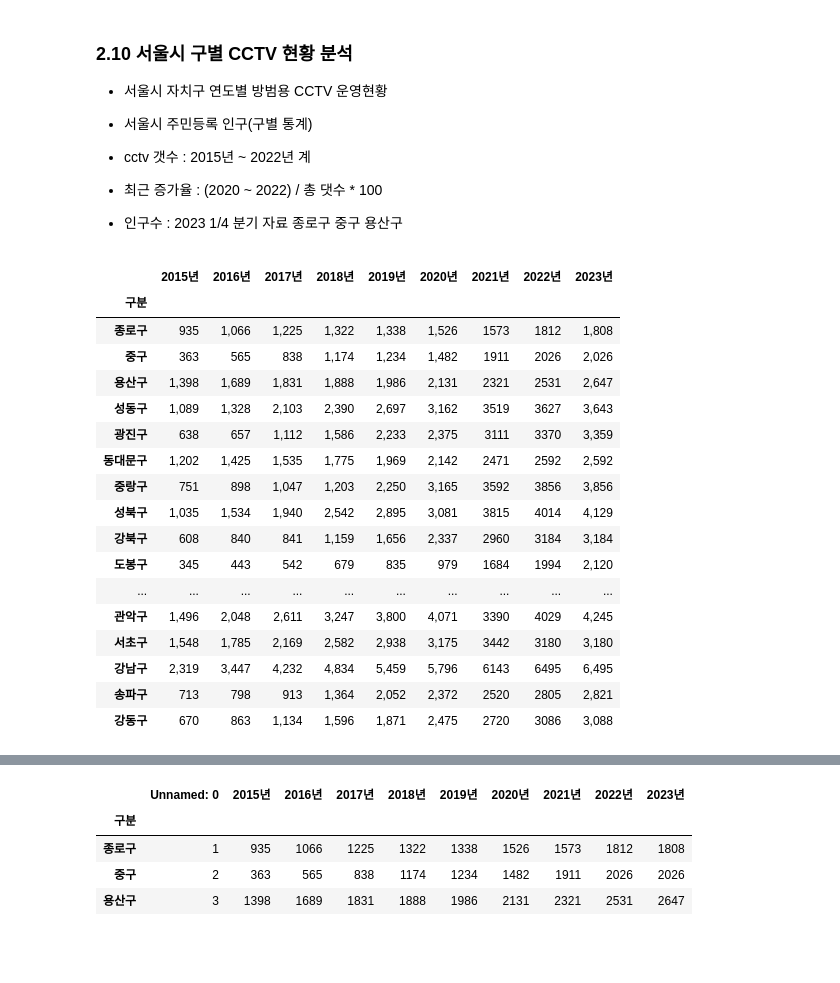
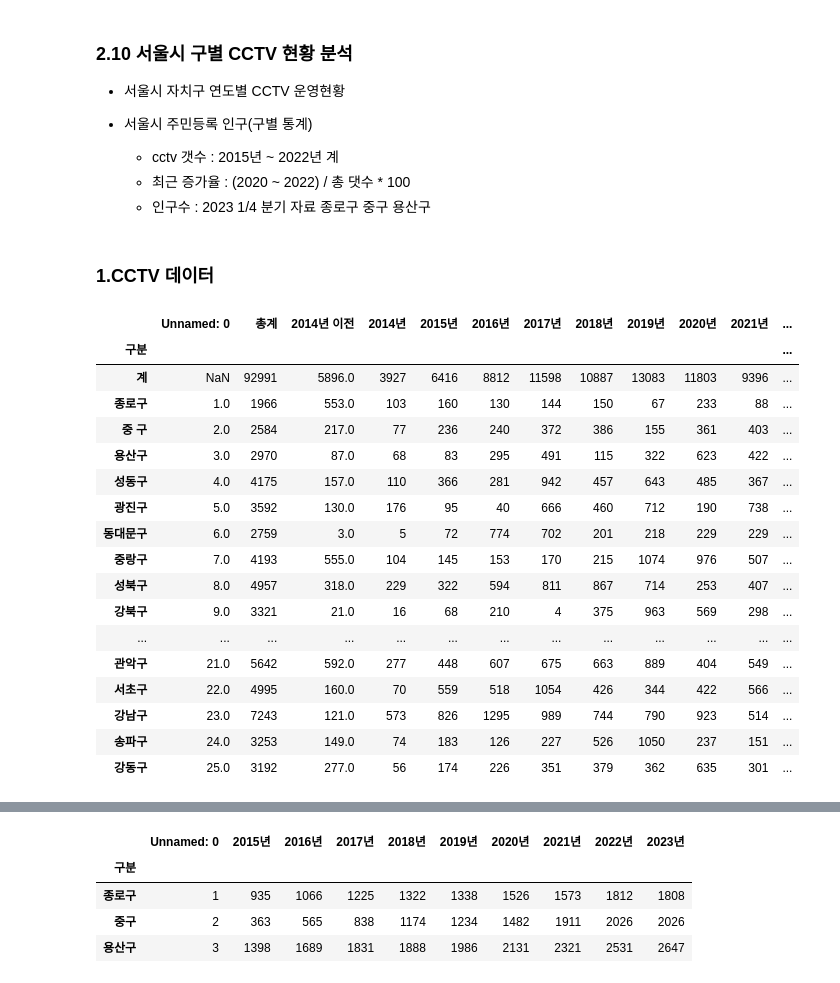
Before and after one commit to bong9C/DataAnalysis-2023.09, a Jupyter notebook: 02.Pandas/10.서울시 CCTV.ipynb, the cells around one changed output, grey strips where cells are left out. Cells and saved outputs as stored; diff of their text form; code cells hidden in the pictures; blank space fills up the shorter version.

Commit message:
2023.09.14 Data 프레임,시각화

```diff
--- a/02.Pandas/서울시_구별주민.ipynb
+++ b/02.Pandas/10.서울시 CCTV.ipynb
@@ -1,35 +1,37 @@
 # %% [markdown]
 ### 2.10 서울시 구별 CCTV 현황 분석
-- 서울시 자치구 연도별 방범용 CCTV 운영현황
+- 서울시 자치구 연도별 CCTV 운영현황
 - 서울시 주민등록 인구(구별 통계)
 
-- cctv 갯수 : 2015년 ~ 2022년 계
-- 최근 증가율 : (2020 ~ 2022) / 총 댓수 * 100
-- 인구수 : 2023 1/4 분기 자료
-종로구 중구 용산구
+    - cctv 갯수 : 2015년 ~ 2022년 계
+    - 최근 증가율 : (2020 ~ 2022) / 총 댓수 * 100
+    - 인구수 : 2023 1/4 분기 자료
+       종로구 중구 용산구
+# %% [markdown]
+### 1.CCTV 데이터
 # %%
 import numpy as np
 import pandas as pd
 # %%
-cctv = pd.read_csv('data/서울시 자치구 연도별 방범용 CCTV 운영 현황_230630기준.csv',encoding='EUC-KR', index_col='구분')
-del cctv['Unnamed: 0']
+cctv = pd.read_csv('data/서울시 자치구 년도별 CCTV 설치 현황_230630기준.csv',encoding='EUC-KR', index_col='구분',thousands=',')
+
 cctv
 # %% [output]
-|  | 2015년 | 2016년 | 2017년 | 2018년 | 2019년 | 2020년 | 2021년 | 2022년 | 2023년 |
-| 구분 |  |  |  |  |  |  |  |  |  |
-| 종로구 | 935 | 1,066 | 1,225 | 1,322 | 1,338 | 1,526 | 1573 | 1812 | 1,808 |
-| 중구 | 363 | 565 | 838 | 1,174 | 1,234 | 1,482 | 1911 | 2026 | 2,026 |
-| 용산구 | 1,398 | 1,689 | 1,831 | 1,888 | 1,986 | 2,131 | 2321 | 2531 | 2,647 |
-| 성동구 | 1,089 | 1,328 | 2,103 | 2,390 | 2,697 | 3,162 | 3519 | 3627 | 3,643 |
-| 광진구 | 638 | 657 | 1,112 | 1,586 | 2,233 | 2,375 | 3111 | 3370 | 3,359 |
-| 동대문구 | 1,202 | 1,425 | 1,535 | 1,775 | 1,969 | 2,142 | 2471 | 2592 | 2,592 |
-| 중랑구 | 751 | 898 | 1,047 | 1,203 | 2,250 | 3,165 | 3592 | 3856 | 3,856 |
-| 성북구 | 1,035 | 1,534 | 1,940 | 2,542 | 2,895 | 3,081 | 3815 | 4014 | 4,129 |
-| 강북구 | 608 | 840 | 841 | 1,159 | 1,656 | 2,337 | 2960 | 3184 | 3,184 |
-| 도봉구 | 345 | 443 | 542 | 679 | 835 | 979 | 1684 | 1994 | 2,120 |
-| ... | ... | ... | ... | ... | ... | ... | ... | ... | ... |
-| 관악구 | 1,496 | 2,048 | 2,611 | 3,247 | 3,800 | 4,071 | 3390 | 4029 | 4,245 |
-| 서초구 | 1,548 | 1,785 | 2,169 | 2,582 | 2,938 | 3,175 | 3442 | 3180 | 3,180 |
-| 강남구 | 2,319 | 3,447 | 4,232 | 4,834 | 5,459 | 5,796 | 6143 | 6495 | 6,495 |
-| 송파구 | 713 | 798 | 913 | 1,364 | 2,052 | 2,372 | 2520 | 2805 | 2,821 |
-| 강동구 | 670 | 863 | 1,134 | 1,596 | 1,871 | 2,475 | 2720 | 3086 | 3,088 |
+|  | Unnamed: 0 | 총계 | 2014년 이전 | 2014년 | 2015년 | 2016년 | 2017년 | 2018년 | 2019년 | 2020년 | 2021년 | ... |
+| 구분 |  |  |  |  |  |  |  |  |  |  |  | ... |
+| 계 | NaN | 92991 | 5896.0 | 3927 | 6416 | 8812 | 11598 | 10887 | 13083 | 11803 | 9396 | ... |
+| 종로구 | 1.0 | 1966 | 553.0 | 103 | 160 | 130 | 144 | 150 | 67 | 233 | 88 | ... |
+| 중 구 | 2.0 | 2584 | 217.0 | 77 | 236 | 240 | 372 | 386 | 155 | 361 | 403 | ... |
+| 용산구 | 3.0 | 2970 | 87.0 | 68 | 83 | 295 | 491 | 115 | 322 | 623 | 422 | ... |
+| 성동구 | 4.0 | 4175 | 157.0 | 110 | 366 | 281 | 942 | 457 | 643 | 485 | 367 | ... |
+| 광진구 | 5.0 | 3592 | 130.0 | 176 | 95 | 40 | 666 | 460 | 712 | 190 | 738 | ... |
+| 동대문구 | 6.0 | 2759 | 3.0 | 5 | 72 | 774 | 702 | 201 | 218 | 229 | 229 | ... |
+| 중랑구 | 7.0 | 4193 | 555.0 | 104 | 145 | 153 | 170 | 215 | 1074 | 976 | 507 | ... |
+| 성북구 | 8.0 | 4957 | 318.0 | 229 | 322 | 594 | 811 | 867 | 714 | 253 | 407 | ... |
+| 강북구 | 9.0 | 3321 | 21.0 | 16 | 68 | 210 | 4 | 375 | 963 | 569 | 298 | ... |
+| ... | ... | ... | ... | ... | ... | ... | ... | ... | ... | ... | ... | ... |
+| 관악구 | 21.0 | 5642 | 592.0 | 277 | 448 | 607 | 675 | 663 | 889 | 404 | 549 | ... |
+| 서초구 | 22.0 | 4995 | 160.0 | 70 | 559 | 518 | 1054 | 426 | 344 | 422 | 566 | ... |
+| 강남구 | 23.0 | 7243 | 121.0 | 573 | 826 | 1295 | 989 | 744 | 790 | 923 | 514 | ... |
+| 송파구 | 24.0 | 3253 | 149.0 | 74 | 183 | 126 | 227 | 526 | 1050 | 237 | 151 | ... |
+| 강동구 | 25.0 | 3192 | 277.0 | 56 | 174 | 226 | 351 | 379 | 362 | 635 | 301 | ... |
```
Also changed, not shown: parts of 8 cells of this notebook, 4 other files.
